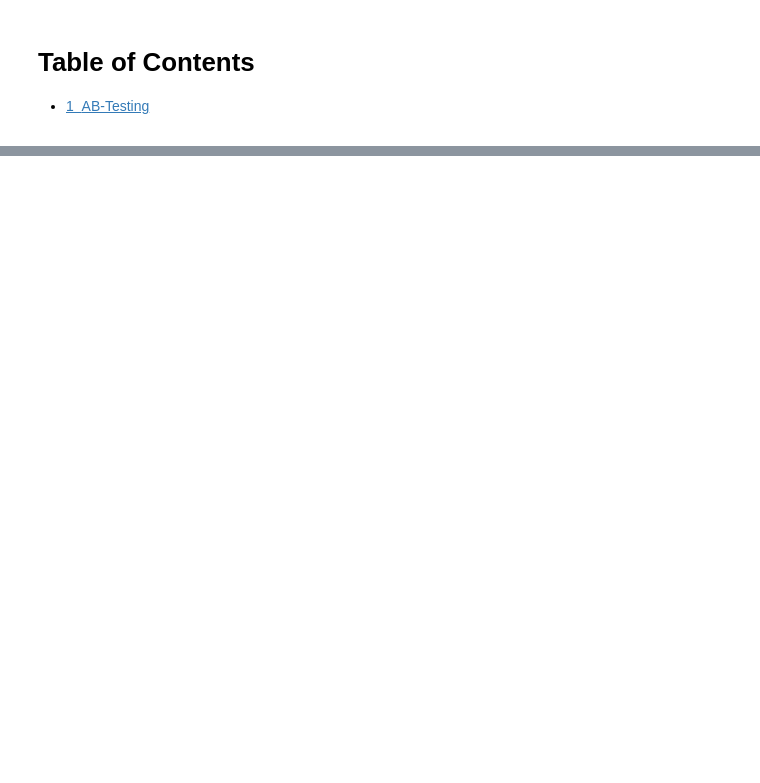
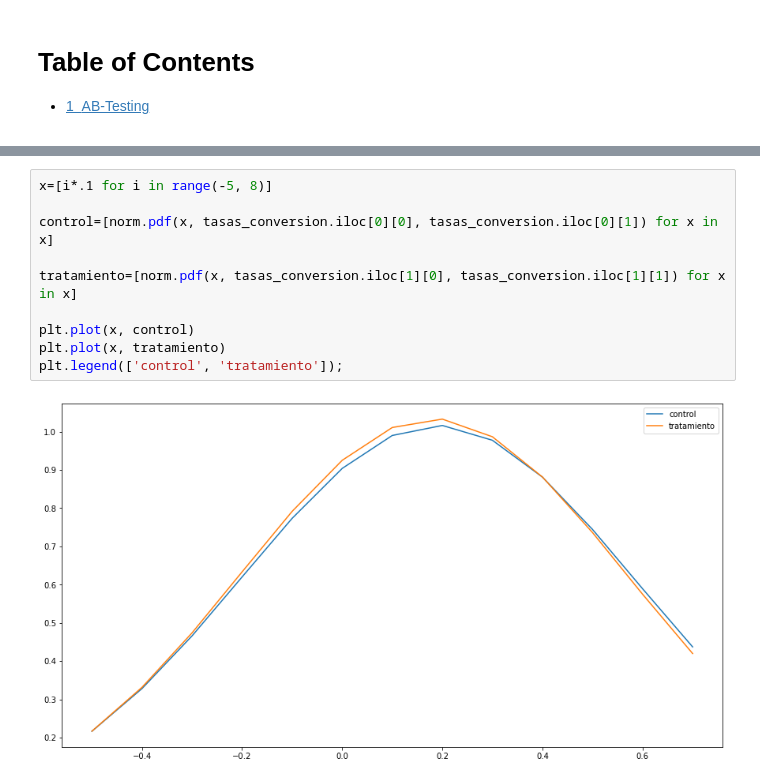
Before and after one commit to Ironhack-Data-Madrid-Octubre-2022/6.4_lab-AB-Testing, a Jupyter notebook: lab-ab-test.ipynb, the cells around one changed output, grey strips where cells are left out. Cells and saved outputs as stored; diff of their text form; blank space fills up the shorter version.

```diff
--- a/lab-ab-test.ipynb
+++ b/lab-ab-test.ipynb
@@ -32,0 +169,12 @@ import pylab as plt
+# %%
+x=[i*.1 for i in range(-5, 8)]
+
+control=[norm.pdf(x, tasas_conversion.iloc[0][0], tasas_conversion.iloc[0][1]) for x in x]
+
+tratamiento=[norm.pdf(x, tasas_conversion.iloc[1][0], tasas_conversion.iloc[1][1]) for x in x]
+
+plt.plot(x, control)
+plt.plot(x, tratamiento)
+plt.legend(['control', 'tratamiento']);
+# %% [output]
+[figure, added]
```
Also changed, not shown: parts of 26 cells of this notebook, 1 other file.
